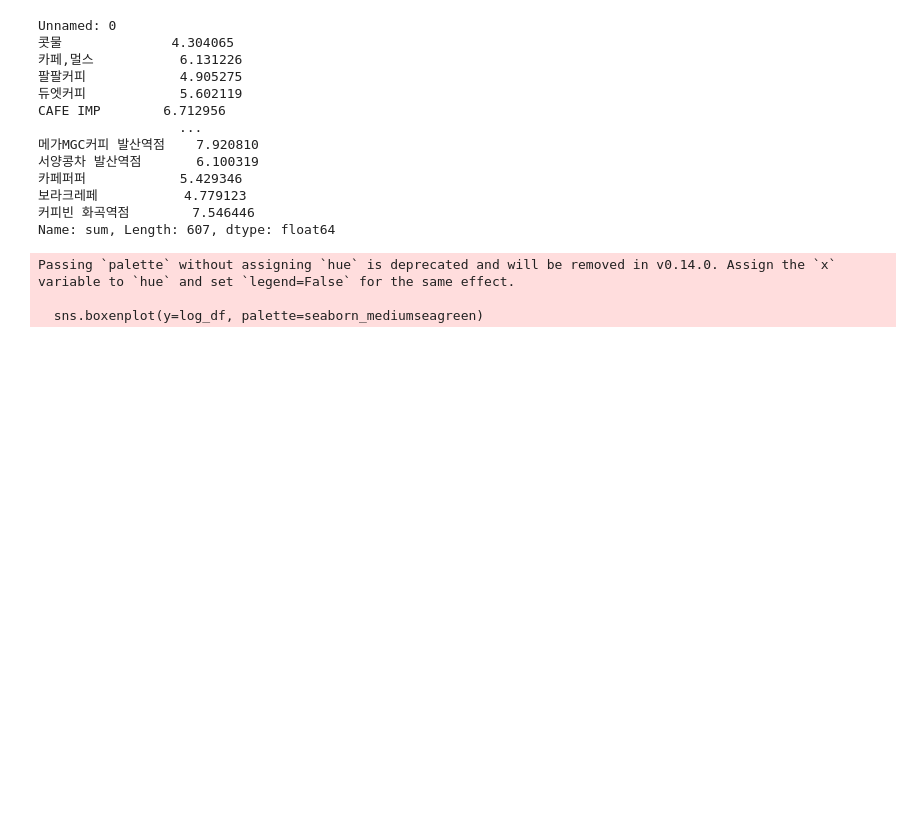
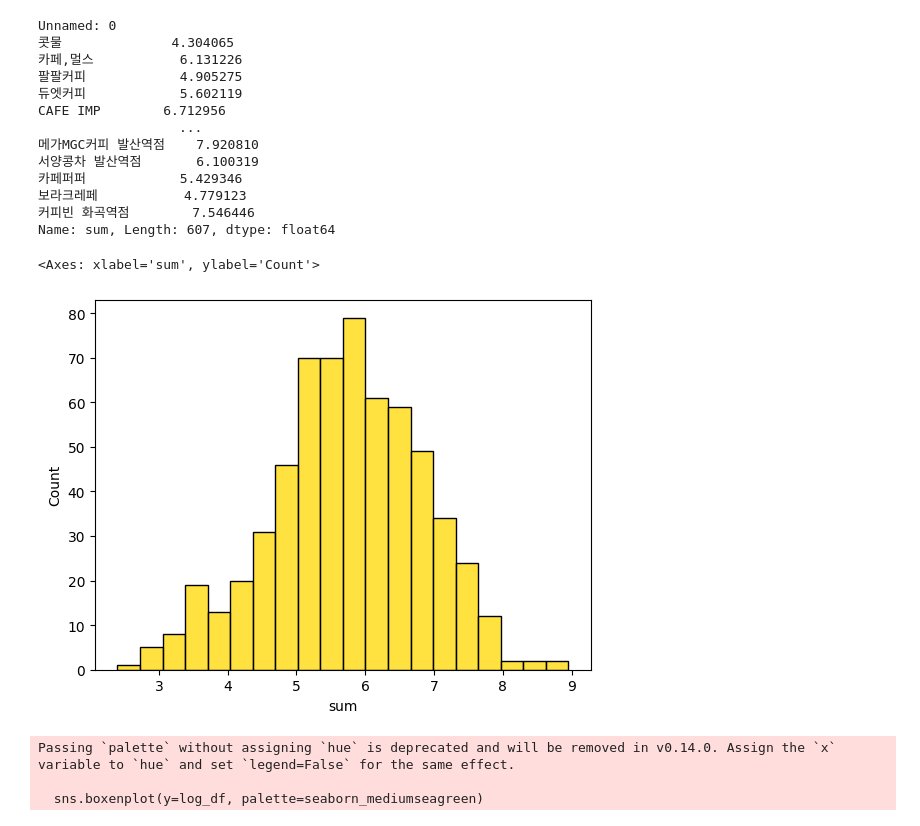
Before and after one commit to yeseul515/Project3, a Jupyter notebook: Data_Preprocessing.ipynb, the cells around one changed output. Drawn from its saved outputs; the diff is of its cells as text; code cells hidden in the pictures; blank space fills up the shorter version.

```diff
--- a/Data_Preprocessing.ipynb
+++ b/Data_Preprocessing.ipynb
@@ -85,6 +85,13 @@ CAFE IMP        6.712956
 보라크레페           4.779123
 커피빈 화곡역점        7.546446
 Name: sum, Length: 607, dtype: float64
+# %%
+# 로그변환 데이터 히스토그램시각화
+
+sns.histplot(log_df, color='gold')
+# %% [output]
+<Axes: xlabel='sum', ylabel='Count'>
+[figure, added]
 # %%
 #로그 변환 데이터 boxenplot으로 시각화
 
```
